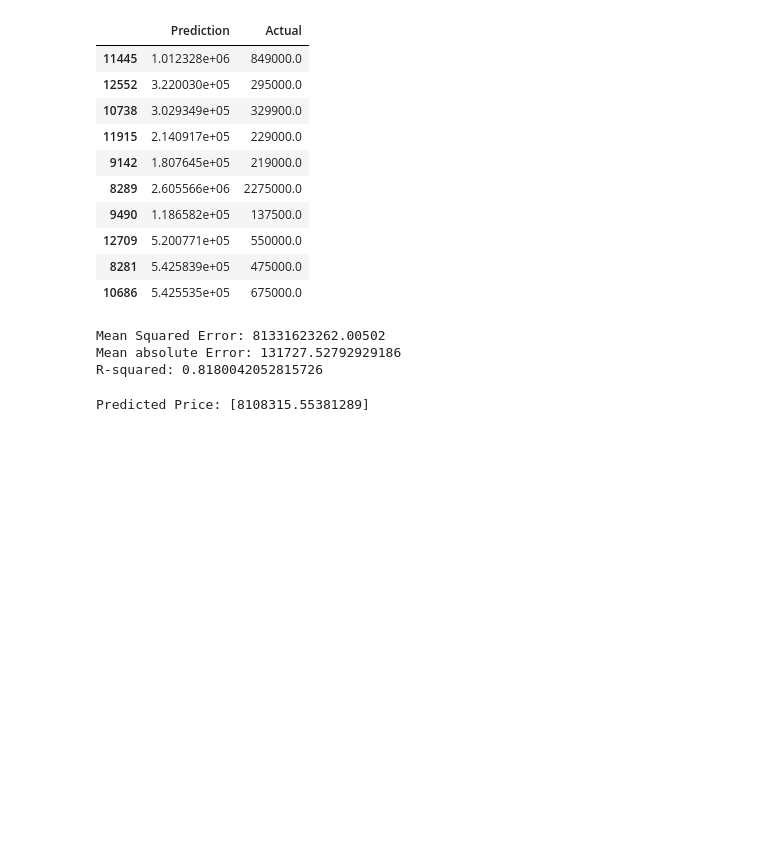
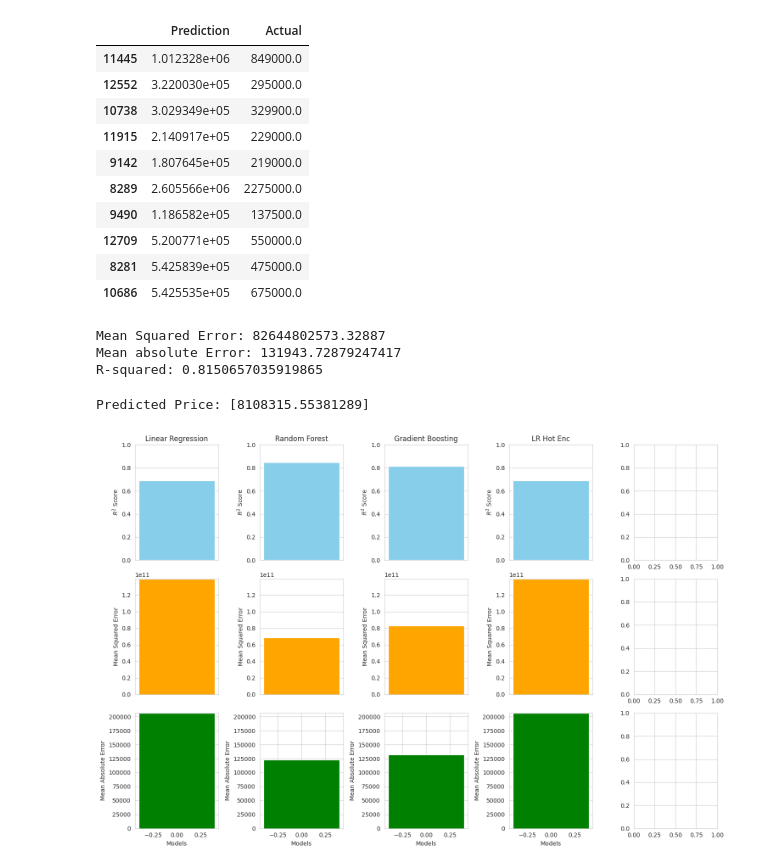
Before and after one commit to gthom73/MLIntegration_project4_group2, a Jupyter notebook: Project_4_ML.ipynb, the cells around one changed output. Drawn from its saved outputs; the diff is of its cells as text; code cells hidden in the pictures; blank space fills up the shorter version.

```diff
--- a/Project_4_ML.ipynb
+++ b/Project_4_ML.ipynb
@@ -382,18 +421,18 @@ pd.DataFrame({"Prediction": predictions, "Actual": y_test}).tail(10)
 | 10686 | 5.425535e+05 | 675000.0 |
 # %%
 y_pred = gclassifier.predict(X_test)
-mse = mean_squared_error(y_test, y_pred)
-print("Mean Squared Error:", mse)
+mseGB = mean_squared_error(y_test, y_pred)
+print("Mean Squared Error:", mseGB)
 
-mae = mean_absolute_error(y_test, y_pred)
-print("Mean absolute Error:", mae)
+maeGB = mean_absolute_error(y_test, y_pred)
+print("Mean Absolute Error:", maeGB)
 
-r_squared = r2_score(y_test, y_pred)
-print("R-squared:", r_squared)
+r_squaredGB = r2_score(y_test, y_pred)
+print("R-squared:", r_squaredGB)
 # %% [output]
-Mean Squared Error: 81331623262.00502
-Mean absolute Error: 131727.52792929186
-R-squared: 0.8180042052815726
+Mean Squared Error: 82644802573.32887
+Mean absolute Error: 131943.72879247417
+R-squared: 0.8150657035919865
 # %%
 # Prediction
 # Example prediction for a house with 2000 sqft, 4 rooms, and zip code 80202
@@ -435,0 +444,41 @@ print(f"Model's formula: y = {model.intercept_} + {model.coef_[0]}X")
+# %%
+import matplotlib.pyplot as plt
+
+# Example data for R-squared scores, mean squared errors, and mean absolute errors
+r2_scores = [r_squaredLR, r_squaredRF, r_squaredGB, r_squaredLRH] #, r_squaredRFH]
+mean_squared_errors = [mseLR, mseRF, mseGB, mseLRH] #, mseRFH]
+mean_absolute_errors = [maeLR, maeRF, maeGB, maeLRH] #, maeRFH]
+
+# Model names or labels
+model_names = ['Linear Regression', 'Random Forest', 'Gradient Boosting', 'LR Hot Enc', 'RF Hot Enc']
+
+# Create a grid layout with 3 rows and 5 columns
+fig, axs = plt.subplots(3, 5, figsize=(15, 10))
+
+# Plotting R-squared scores
+for i, (ax, r2score, model_name) in enumerate(zip(axs[0], r2_scores, model_names)):
+    ax.bar([0], [r2score], color='skyblue')
+    ax.set_title(model_name)
+    ax.set_ylim(0, 1)
+    ax.set_xticks([])
+    ax.set_ylabel('$R^2$ Score')
+
+# Plotting mean squared errors
+for i, (ax, mse) in enumerate(zip(axs[1], mean_squared_errors)):
+    ax.bar([0], [mse], color='orange')
+    ax.set_ylim(0, max(mean_squared_errors) + 20)
+    ax.set_xticks([])
+    ax.set_ylabel('Mean Squared Error')
+
+# Plotting mean absolute errors
+for i, (ax, mae) in enumerate(zip(axs[2], mean_absolute_errors)):
+    ax.bar([0], [mae], color='green')
+    ax.set_ylim(0, max(mean_absolute_errors) + 2)
+    ax.set_ylabel('Mean Absolute Error')
+    ax.set_xlabel('Models')
+
+# Adjust layout
+plt.tight_layout()
+plt.show()
+# %% [output]
+[figure, added]
```
Also changed, not shown: parts of 15 cells of this notebook.
